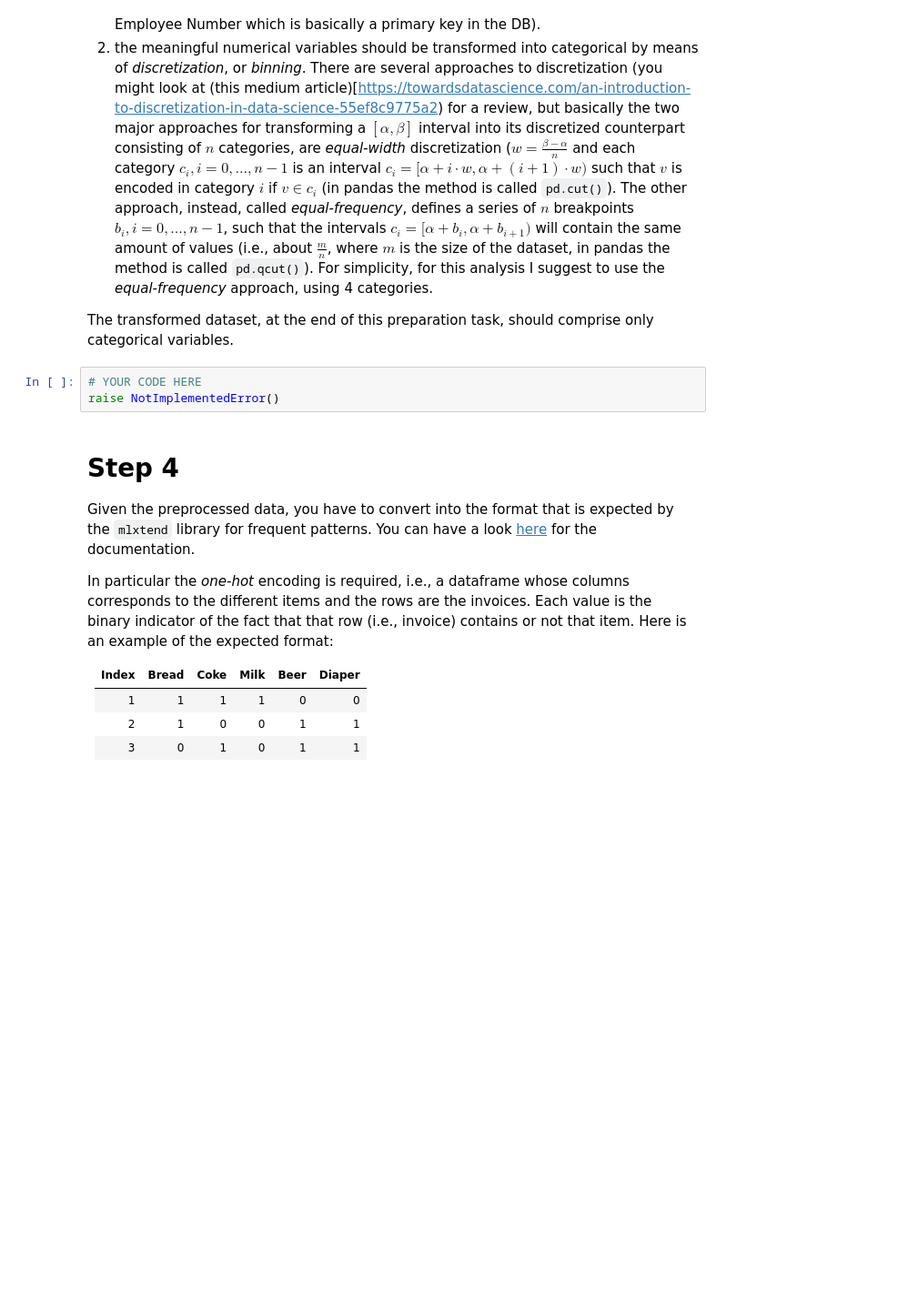
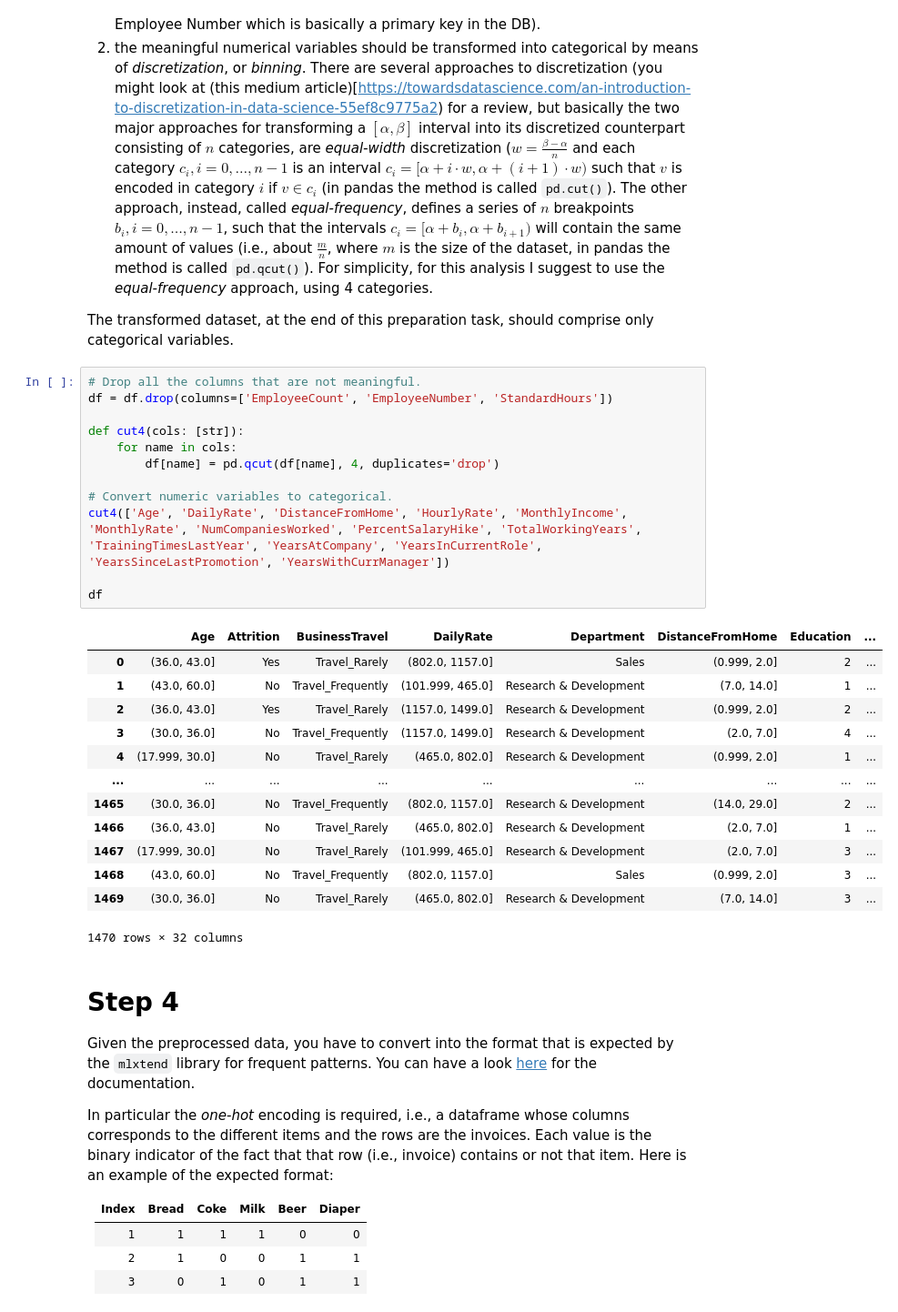
Before and after one commit to persello/daml-notebooks, a Jupyter notebook: 10/02-frequent-itemsets-analyses.ipynb, the cells around one changed output. Shown at 91% size. Drawn from its saved outputs; the diff is of its cells as text; blank space fills up the shorter version.

```diff
--- a/10/02-frequent-itemsets-analyses.ipynb
+++ b/10/02-frequent-itemsets-analyses.ipynb
@@ -70,9 +84,32 @@ Also the numerical variables of the dataset conceive relevant information for th
 2. the meaningful numerical variables should be transformed into categorical by means of *discretization*, or *binning*. There are several approaches to discretization (you might look at (this medium article)[https://towardsdatascience.com/an-introduction-to-discretization-in-data-science-55ef8c9775a2) for a review, but basically the two major approaches for transforming a $[\alpha, \beta]$ interval into its discretized counterpart consisting of $n$ categories, are *equal-width* discretization ($w = \frac{\beta - \alpha}{n}$ and each category $c_i, i = 0, \ldots, n - 1$ is an interval $c_i = [\alpha + i \cdot w, \alpha + (i + 1) \cdot w)$ such that $v$ is encoded in category $i$ if $v \in c_i$ (in pandas the method is called `pd.cut()`). The other approach, instead, called *equal-frequency*, defines a series of $n$ breakpoints $b_i, i = 0, \ldots, n - 1$, such that the intervals $c_i = [\alpha + b_i, \alpha + b_{i + 1})$ will contain the same amount of values (i.e., about $\frac{m}{n}$, where $m$ is the size of the dataset, in pandas the method is called `pd.qcut()`). For simplicity, for this analysis I suggest to use the *equal-frequency* approach, using 4 categories.
 
 The transformed dataset, at the end of this preparation task, should comprise only categorical variables.
-# %%
-# YOUR CODE HERE
-raise NotImplementedError()
+# %%
+# Drop all the columns that are not meaningful.
+df = df.drop(columns=['EmployeeCount', 'EmployeeNumber', 'StandardHours'])
+
+def cut4(cols: [str]):
+    for name in cols:
+        df[name] = pd.qcut(df[name], 4, duplicates='drop')
+
+# Convert numeric variables to categorical.
+cut4(['Age', 'DailyRate', 'DistanceFromHome', 'HourlyRate', 'MonthlyIncome', 'MonthlyRate', 'NumCompaniesWorked', 'PercentSalaryHike', 'TotalWorkingYears', 'TrainingTimesLastYear', 'YearsAtCompany', 'YearsInCurrentRole', 'YearsSinceLastPromotion', 'YearsWithCurrManager'])
+
+df
+# %% [output]
+|  | Age | Attrition | BusinessTravel | DailyRate | Department | DistanceFromHome | Education | ... |
+| 0 | (36.0, 43.0] | Yes | Travel_Rarely | (802.0, 1157.0] | Sales | (0.999, 2.0] | 2 | ... |
+| 1 | (43.0, 60.0] | No | Travel_Frequently | (101.999, 465.0] | Research & Development | (7.0, 14.0] | 1 | ... |
+| 2 | (36.0, 43.0] | Yes | Travel_Rarely | (1157.0, 1499.0] | Research & Development | (0.999, 2.0] | 2 | ... |
+| 3 | (30.0, 36.0] | No | Travel_Frequently | (1157.0, 1499.0] | Research & Development | (2.0, 7.0] | 4 | ... |
+| 4 | (17.999, 30.0] | No | Travel_Rarely | (465.0, 802.0] | Research & Development | (0.999, 2.0] | 1 | ... |
+| ... | ... | ... | ... | ... | ... | ... | ... | ... |
+| 1465 | (30.0, 36.0] | No | Travel_Frequently | (802.0, 1157.0] | Research & Development | (14.0, 29.0] | 2 | ... |
+| 1466 | (36.0, 43.0] | No | Travel_Rarely | (465.0, 802.0] | Research & Development | (2.0, 7.0] | 1 | ... |
+| 1467 | (17.999, 30.0] | No | Travel_Rarely | (101.999, 465.0] | Research & Development | (2.0, 7.0] | 3 | ... |
+| 1468 | (43.0, 60.0] | No | Travel_Frequently | (802.0, 1157.0] | Sales | (0.999, 2.0] | 3 | ... |
+| 1469 | (30.0, 36.0] | No | Travel_Rarely | (465.0, 802.0] | Research & Development | (7.0, 14.0] | 3 | ... |
+1470 rows × 32 columns
 # %% [markdown]
 # Step 4
 
```
Also changed, not shown: parts of 12 cells of this notebook, 1 other file.
